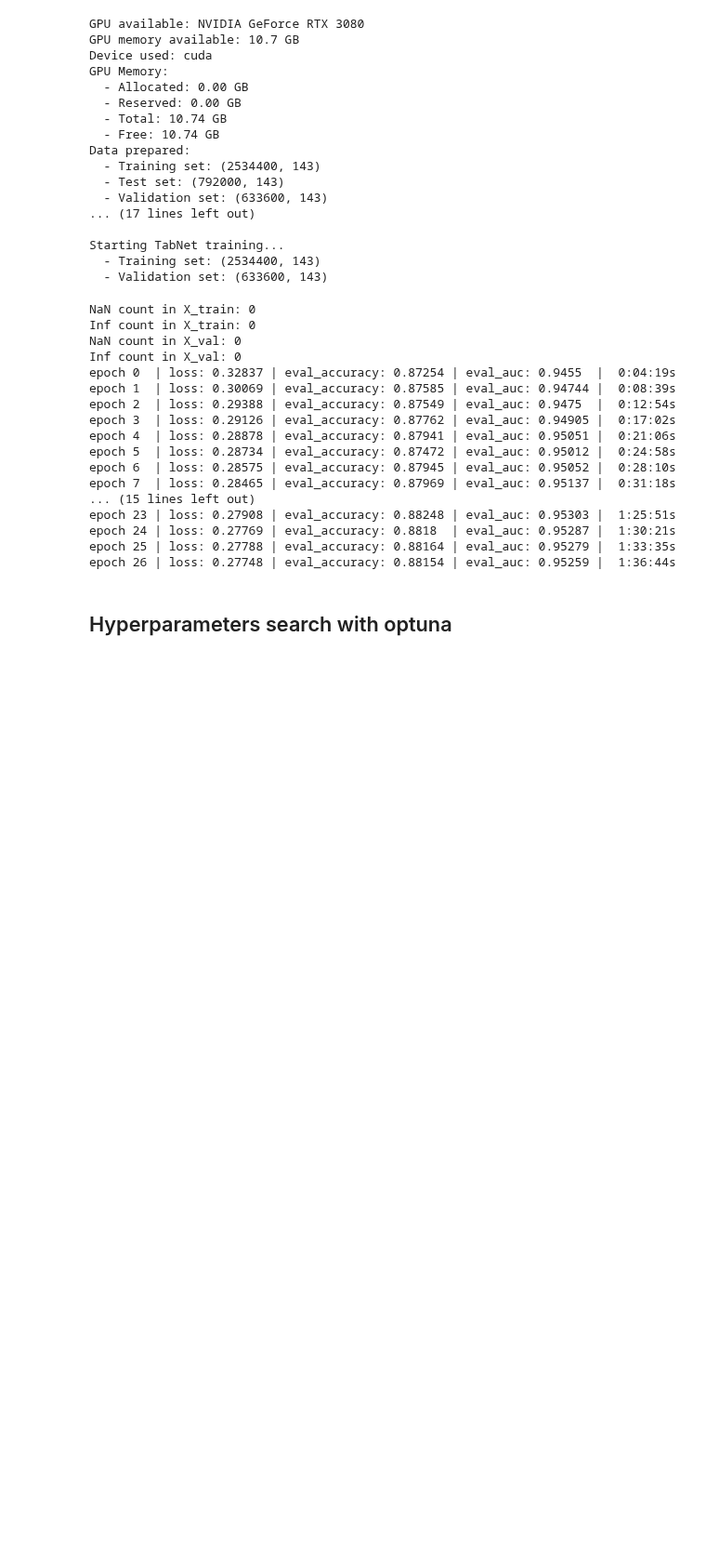
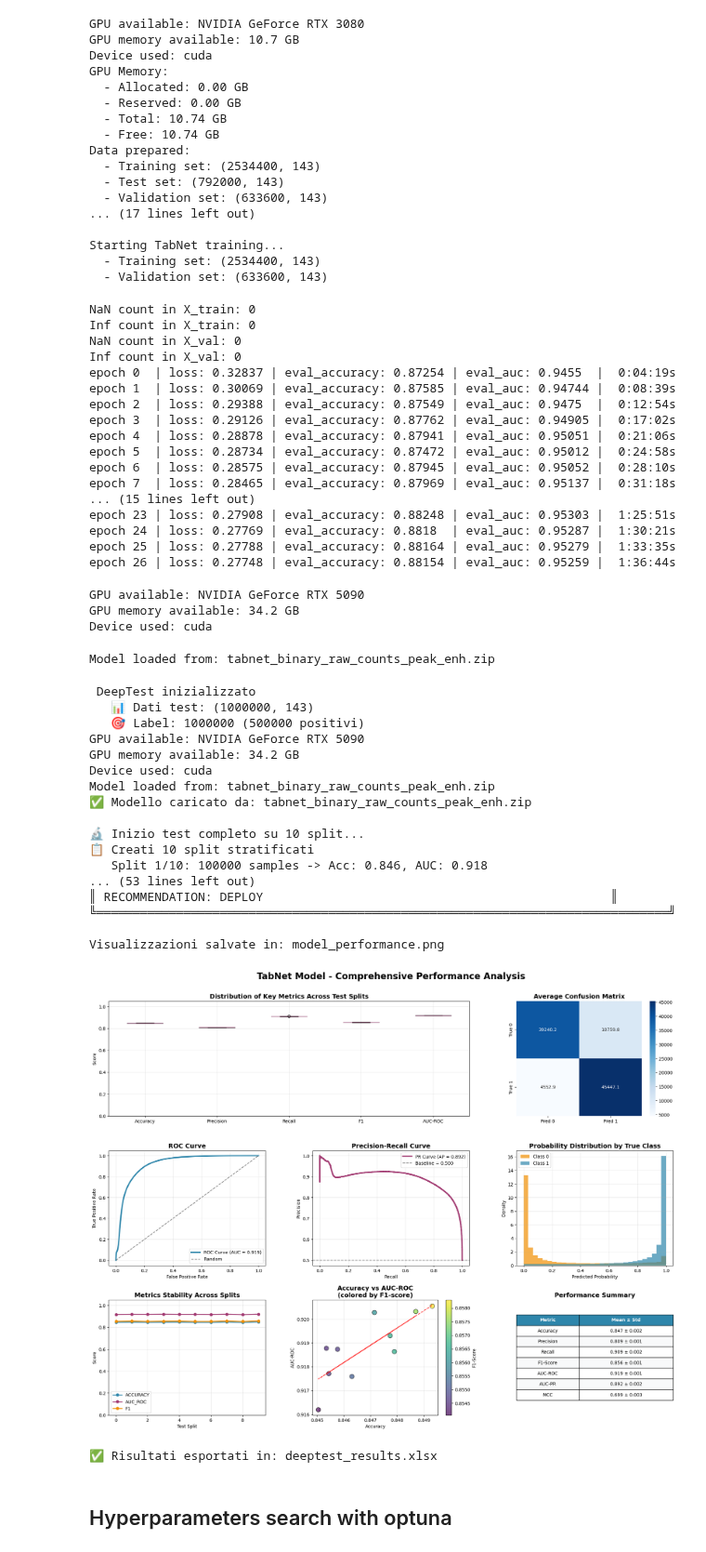
Before and after one commit to ScrPzz/rongowai-earth-surface-classifier, a Jupyter notebook: [model_training]raw_counts_tabnet_peak_enh.ipynb, the cells around one changed output. Shown at 93% size. Cells and saved outputs as stored; diff of their text form; code cells hidden in the pictures; blank space fills up the shorter version.

```diff
--- a/[model_training]raw_counts_tabnet_peak_enh.ipynb
+++ b/[model_training]raw_counts_tabnet_peak_enh.ipynb
@@ -906,6 +1459,75 @@ classifier.save_model(f'tabnet_binary_{RAW_DATA_TYPE}_{FEATURES_TYPE}.zip')
 
 # Clear GPU memory
 classifier.clear_gpu_memory()
+# %%
+clf = TabNetBinaryClassifier(X_original=X_subset,
+    y_original=y_subset,
+    n_d=128,
+    n_a=73,
+    n_steps=4,
+    n_independent=4,
+    n_shared=4,
+    gamma=1.711789748630484,
+    lambda_sparse=8.754044379023876e-05,
+    optimizer_params=dict(lr=0.022812240178138838),
+    scheduler_params=dict(step_size=43, gamma=0.87207942141735),
+
+device_name='auto'  # Automatically detect GPU
+)
+# %% [output]
+GPU available: NVIDIA GeForce RTX 5090
+GPU memory available: 34.2 GB
+Device used: cuda
+# %%
+clf.load_model(f'tabnet_binary_{RAW_DATA_TYPE}_{FEATURES_TYPE}.zip')
+# %% [output]
+Model loaded from: tabnet_binary_raw_counts_peak_enh.zip
+# %%
+test_data = pd.read_parquet('C:\\Users\\atogni\\Desktop\\rongowai\\processed_data\\binary_classification\\data_w_features\\combined_features_no_q_peak_enh_DEEP_TEST.parquet')
+test_labels = pd.read_parquet('C:\\Users\\atogni\\Desktop\\rongowai\\processed_data\\binary_classification\\data_w_features\\labels_binary_no_q_peak_enh_DEEP_TEST.parquet')
+# %%
+# Inizializza DeepTest
+deep_tester = DeepTest(
+    model_path=f'tabnet_binary_{RAW_DATA_TYPE}_{FEATURES_TYPE}.zip',
+    test_data=test_data,
+    test_labels=test_labels['0'].values
+)
+
+# Carica il modello (dovrai passare la tua classe TabNetBinaryClassifier)
+deep_tester.load_model(TabNetBinaryClassifier)
+
+# Esegui test completo
+results = deep_tester.run_comprehensive_test(n_splits=10)
+
+# Genera report
+deep_tester.print_detailed_report()
+deep_tester.get_executive_summary()
+
+# Crea visualizzazioni
+deep_tester.create_professional_visualizations(save_path="model_performance.png")
+
+# Esporta risultati
+deep_tester.export_results_to_excel("deeptest_results.xlsx")
+# %% [output]
+ DeepTest inizializzato
+   📊 Dati test: (1000000, 143)
+   🎯 Label: 1000000 (500000 positivi)
+GPU available: NVIDIA GeForce RTX 5090
+GPU memory available: 34.2 GB
+Device used: cuda
+Model loaded from: tabnet_binary_raw_counts_peak_enh.zip
+✅ Modello caricato da: tabnet_binary_raw_counts_peak_enh.zip
+
+🔬 Inizio test completo su 10 split...
+📋 Creati 10 split stratificati
+   Split 1/10: 100000 samples -> Acc: 0.846, AUC: 0.918
+... (53 lines left out)
+║ RECOMMENDATION: DEPLOY                                                ║
+╚═══════════════════════════════════════════════════════════════════════════════╝
+
+Visualizzazioni salvate in: model_performance.png
+[figure, added]
+✅ Risultati esportati in: deeptest_results.xlsx
 # %% [markdown]
 ## Hyperparameters search with optuna
 # %%
```
Also changed, not shown: parts of 5 cells of this notebook, 8 other files.
